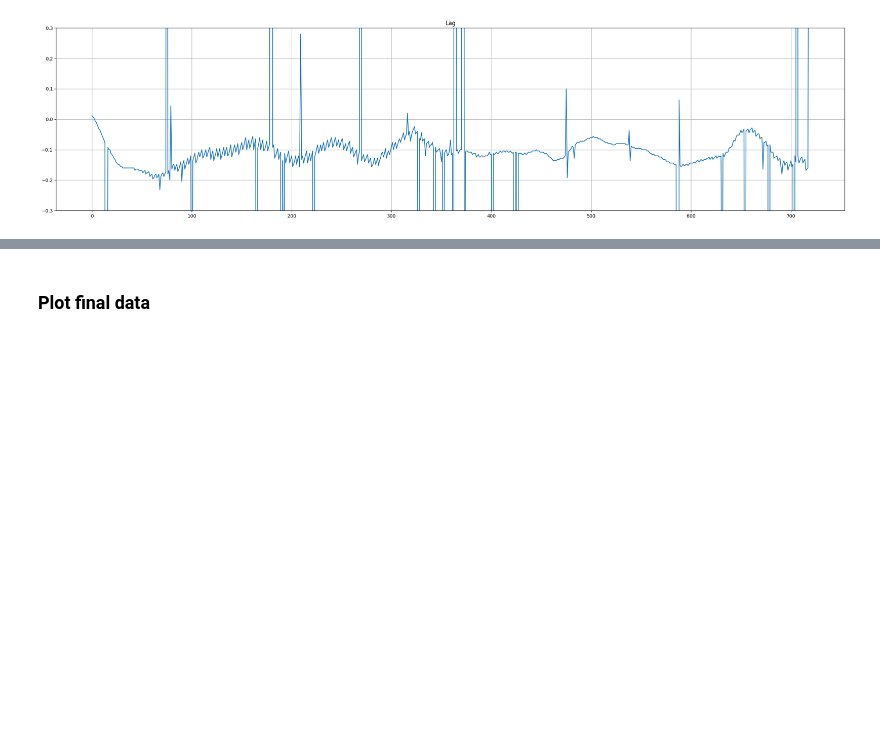
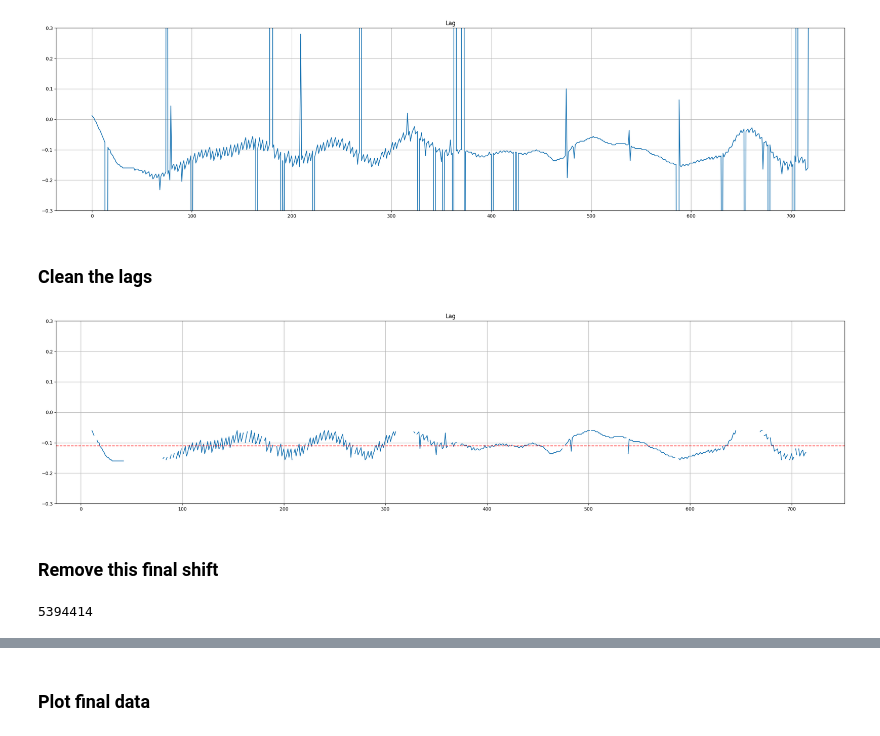
Before and after one commit to iduntech/idn-sync-data, a Jupyter notebook: sync_data.ipynb, the cells around one changed output, grey strips where cells are left out. Saved outputs shown, nothing was run; the diff lists cells and outputs as text; code cells hidden in the pictures; blank space fills up the shorter version.

Commit message:
adjustment works perfectly for one dataset

```diff
--- a/sync_data.ipynb
+++ b/sync_data.ipynb
@@ -304,22 +312,28 @@ for i in range(len(lag_positions)):
 
     # Calculate how many elements to replace with np.nan
     if i == 0:
-        n_replace = cumulative_lags[i]
+        n_replace = int(cumulative_lags[i])
     else:
-        n_replace = cumulative_lags[i] - cumulative_lags[i-1]
+        n_replace = int(cumulative_lags[i] - cumulative_lags[i-1])
+
+    # For debugging
+    print(f"Replacing {n_replace} values from position {start_index}.")
+
     for j in range(n_replace):
         if start_index+j < len(dataset2_list):
-
             dataset2_list[start_index+j] = np.nan
 
 # Convert back to numpy array and remove np.nan values
 adjusted_dataset2 = np.array(dataset2_list)
 adjusted_dataset2 = adjusted_dataset2[~np.isnan(adjusted_dataset2)]
-prodigy_adjusted_final_arr = np.array(adjusted_dataset2)
-idun_adjusted_final_arr = np.array(idun_cut_data)
 
-# Cut from the the end of the longer dataset, prodigy_adjusted_final_arr or idun_cut_data, whichever is longer
+prodigy_adjusted_final_arr = adjusted_dataset2
+idun_adjusted_final_arr = idun_cut_data
+
+# Cut from the end of the longer dataset
 if len(prodigy_adjusted_final_arr) > len(idun_cut_data):
     prodigy_adjusted_final_arr = prodigy_adjusted_final_arr[:len(idun_adjusted_final_arr)]
 else:
     idun_adjusted_final_arr = idun_adjusted_final_arr[:len(prodigy_adjusted_final_arr)]
+
+print(len(prodigy_adjusted_final_arr), len(idun_adjusted_final_arr))
@@ -337,3 +369,23 @@ plt.ylim(-0.3,0.3)
 plt.grid()
 # %% [output]
 [figure]
+# %% [markdown]
+### Clean the lags
+# %%
+cleaned_final_lag_arr = replace_outliers(final_lag_arr_copy)
+# rfind where the values are nan
+nan_idx = np.argwhere(np.isnan(cleaned_final_lag_arr))
+# remove the nan values
+mean_final_lag = np.mean(np.delete(cleaned_final_lag_arr, nan_idx, axis=0))
+# %%
+plt.figure(figsize=(30, 7))
+plt.plot(np.array(cleaned_final_lag_arr)/250)
+# plot the mean_final_lag as a horizontal line
+plt.axhline(y=mean_final_lag/250, color='r', linestyle='--')
+plt.title('Lag')
+plt.ylim(-0.3,0.3)
+plt.grid()
+# %% [output]
+[figure, added]
+# %% [markdown]
+### Remove this final shift
@@ -339,0 +400,4 @@ plt.grid()
+# %%
+len(shifted_final_prodigy_arr)
+# %% [output]
+5394414
```
Also changed, not shown: parts of 10 cells of this notebook.
